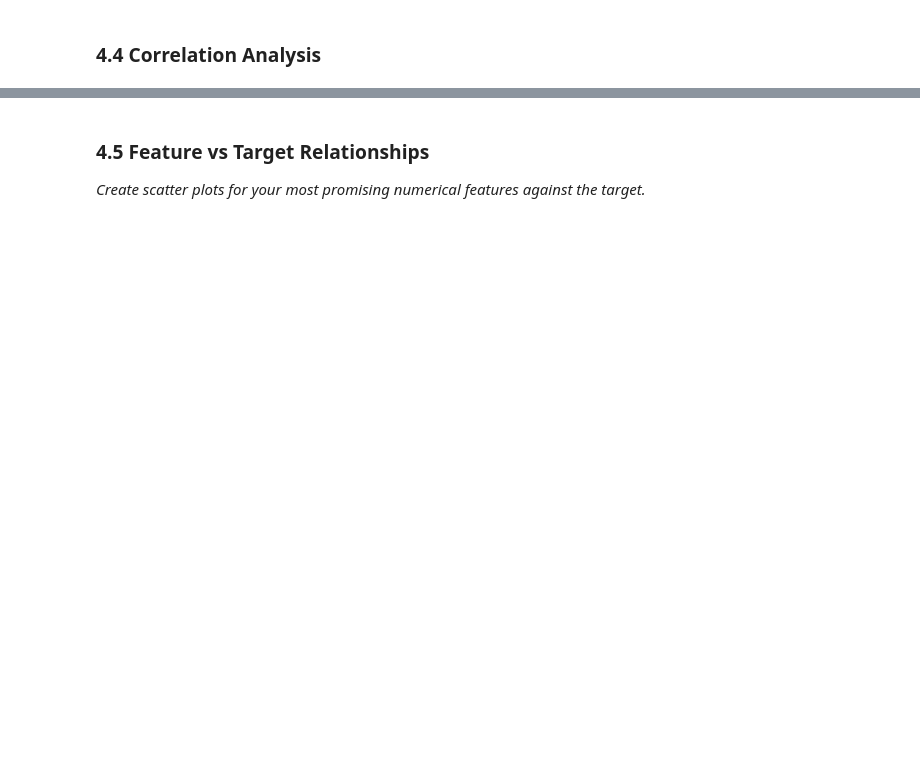
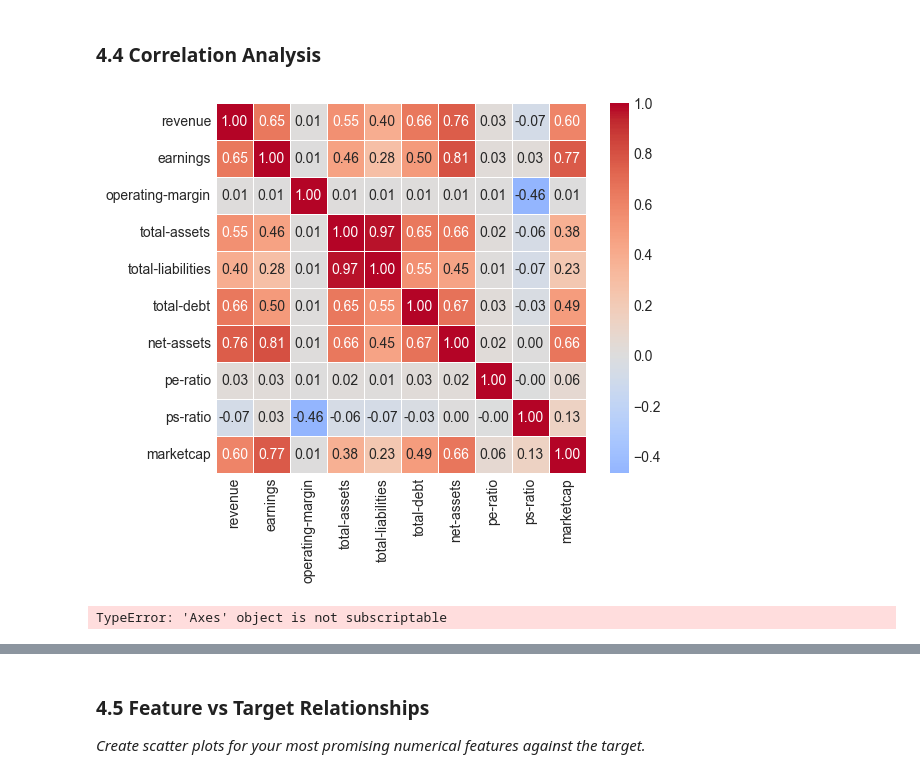
Before and after one commit to denzlchapman/individual-capstone-denzlchapman, a Jupyter notebook: notebooks/01_problem_statement_and_eda.ipynb, the cells around one changed output, grey strips where cells are left out. Cells and saved outputs as stored; diff of their text form; code cells hidden in the pictures; blank space fills up the shorter version.

Commit message:
Complete Checkpoint 2: EDA, Data Cleaning, and Feature Engineering

```diff
--- a/notebooks/01_problem_statement_and_eda.ipynb
+++ b/notebooks/01_problem_statement_and_eda.ipynb
@@ -417,4 +399,25 @@ Now proceed to **Section 4** below to continue with your complete EDA, data clea
 #
 # Store result in: numerical_cols
 
-# YOUR CODE HERE:
+numerical_cols = df_clean.select_dtypes(include=[np.number]).columns.tolist()
+numerical_cols.remove(TARGET)
+numerical_cols.remove('log_revenue')
+numerical_cols.remove('log_tot_assets')
+numerical_cols.remove('log_earnings')
+numerical_cols.remove('log_tot_liabilities')
+numerical_cols.remove('log_tot_debt')
+numerical_cols.remove('log_net_assets')
+numerical_cols.remove('log_Target')
+numerical_cols.remove('Industry_Technology')
+numerical_cols.remove('Industry_Food')
+numerical_cols.remove('Industry_Insurance')
+numerical_cols.remove('Industry_Oil&Gas')
+numerical_cols.remove('Industry_Pharmaceuticals')
+numerical_cols.remove('Industry_Real Estate')
+numerical_cols.remove('Industry_Retail')
+numerical_cols.remove('Country_India')
+numerical_cols.remove('Country_Japan')
+numerical_cols.remove('Country_UK')
+numerical_cols.remove('Country_USA')
+numerical_cols.remove('Country_Other')
+print(f"Numerical features ({len(numerical_cols)}): {numerical_cols}")
@@ -513,20 +529,30 @@ else:
 # %%
 # TODO: Create and visualize a correlation matrix
 #
 # Steps:
 # 1. Create a list of columns: numerical_cols + [TARGET]
 # 2. Calculate the correlation matrix: df[columns].corr()
 # 3. Create a heatmap using sns.heatmap()
 #
 # Heatmap parameters to use:
 # - annot=True (show numbers)
 # - cmap='coolwarm' (color scheme)
 # - center=0 (center colormap at 0)
 # - fmt='.2f' (2 decimal places)
 #
 # Store the correlation matrix in: correlation_matrix
 
-# YOUR CODE HERE:
+cor_columns = numerical_cols + [TARGET]
+correlation_matrix = df_clean[cor_columns].corr()
+correlation_matrix = sns.heatmap(correlation_matrix,
+            annot = True,
+            cmap= 'coolwarm',
+            center= 0,
+            fmt = '.2f',
+            square= True,
+            linewidths= 0.5)
+# %% [output]
+[figure, added]
 # %%
 # TODO: Extract and analyze correlations with the target variable
 #
@@ -539,7 +565,15 @@ else:
 #
 # Store result in: target_correlations
 
-# YOUR CODE HERE:
+target_correlations = correlation_matrix[TARGET]
+target_correlations = target_correlations.drop(TARGET)  # Remove the correlation of TARGET with itself
+target_correlations = target_correlations.sort_values(ascending=False)  # Sort in descending order
+print(target_correlations)
+strong_correlations = target_correlations[abs(target_correlations) > 0.5]  # Identify strong correlations
+print("\nStrong correlations:")
+print(strong_correlations)
+# %% [output]
+TypeError: 'Axes' object is not subscriptable
 # %%
 # Visualize correlations with target
 plt.figure(figsize=(10, 6))
```
Also changed, not shown: parts of 48 cells of this notebook, 1 other file.
